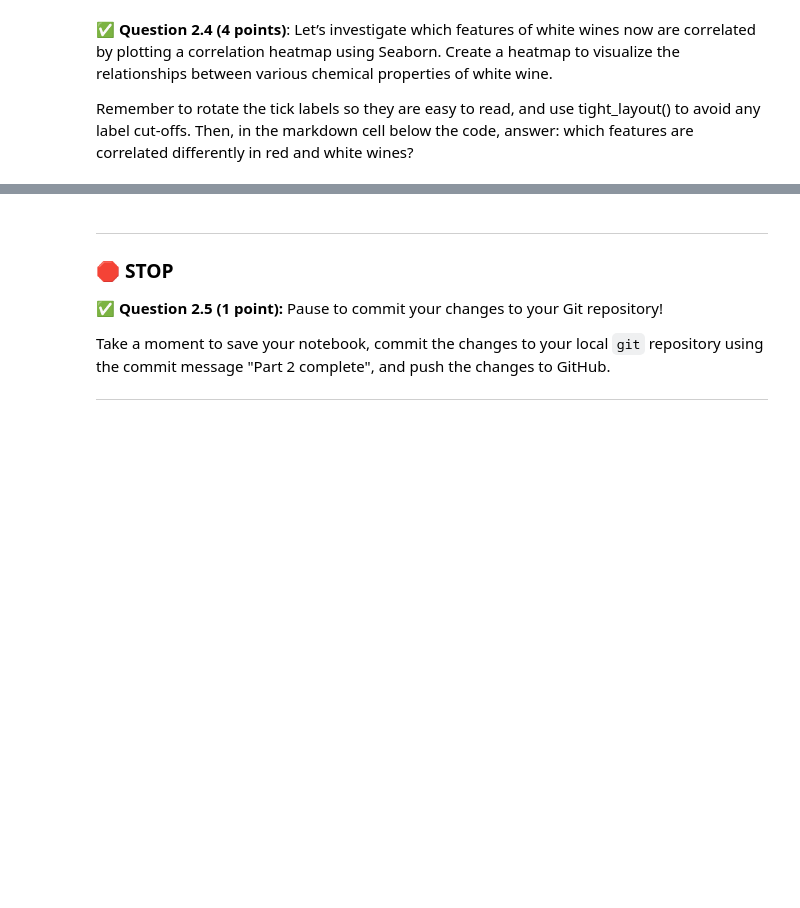
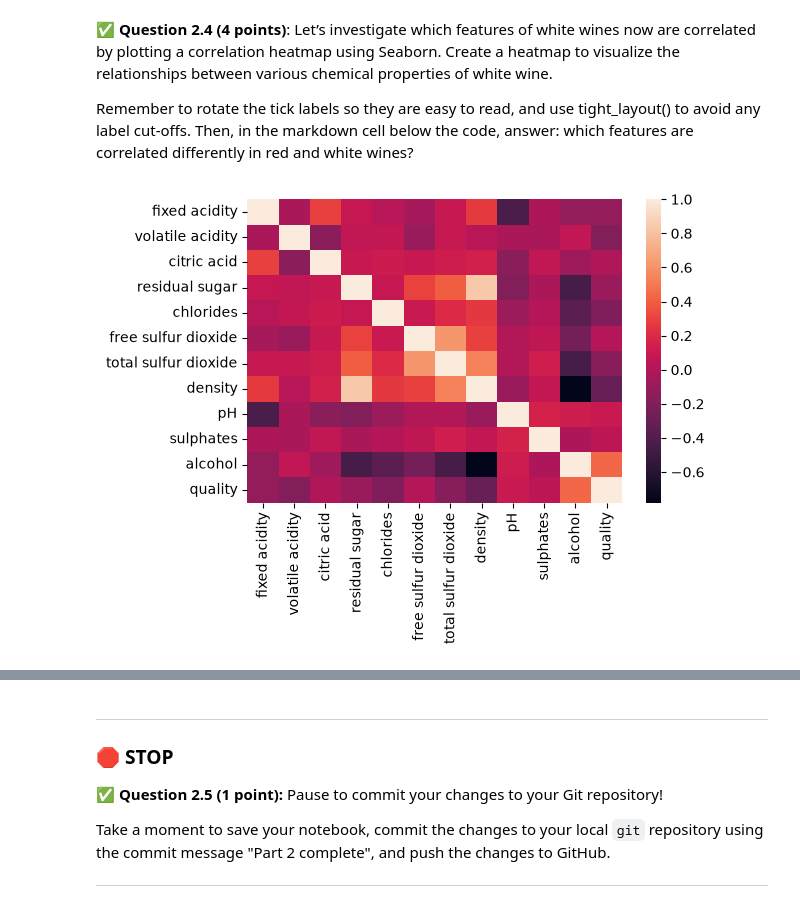
Before and after one commit to matthoppy07-dev/CMSE-202-f26-turnin, a Jupyter notebook: hw-03/HW03-Regression-STUDENT.ipynb, the cells around one changed output, grey strips where cells are left out. Cells and saved outputs as stored; diff of their text form; code cells hidden in the pictures; blank space fills up the shorter version.

```diff
--- a/hw-03/HW03-Regression-STUDENT.ipynb
+++ b/hw-03/HW03-Regression-STUDENT.ipynb
@@ -215,4 +271,10 @@ Remember to rotate the tick labels so they are easy to read, and use tight_layou
 Then, in the markdown cell below the code, answer: which features are correlated differently in red and white wines?
 # %%
 # Put your code here
+sns.heatmap(winew.corr())
+plt.xticks(rotation = 90)
+plt.yticks(rotation =0)
+plt.tight_layout()
+# %% [output]
+[figure, added]
 # %% [markdown]
```
Also changed, not shown: parts of 12 cells of this notebook, 2 other files.
